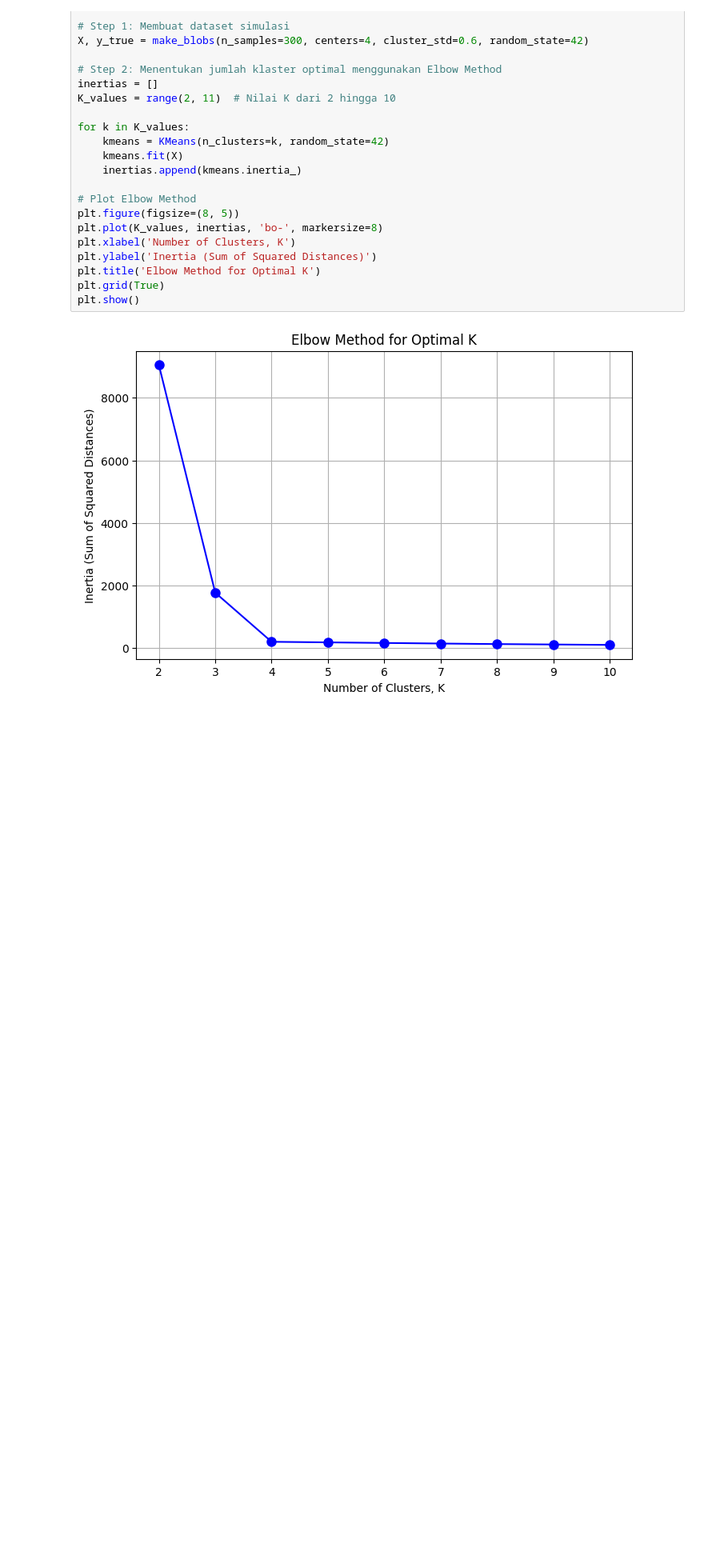
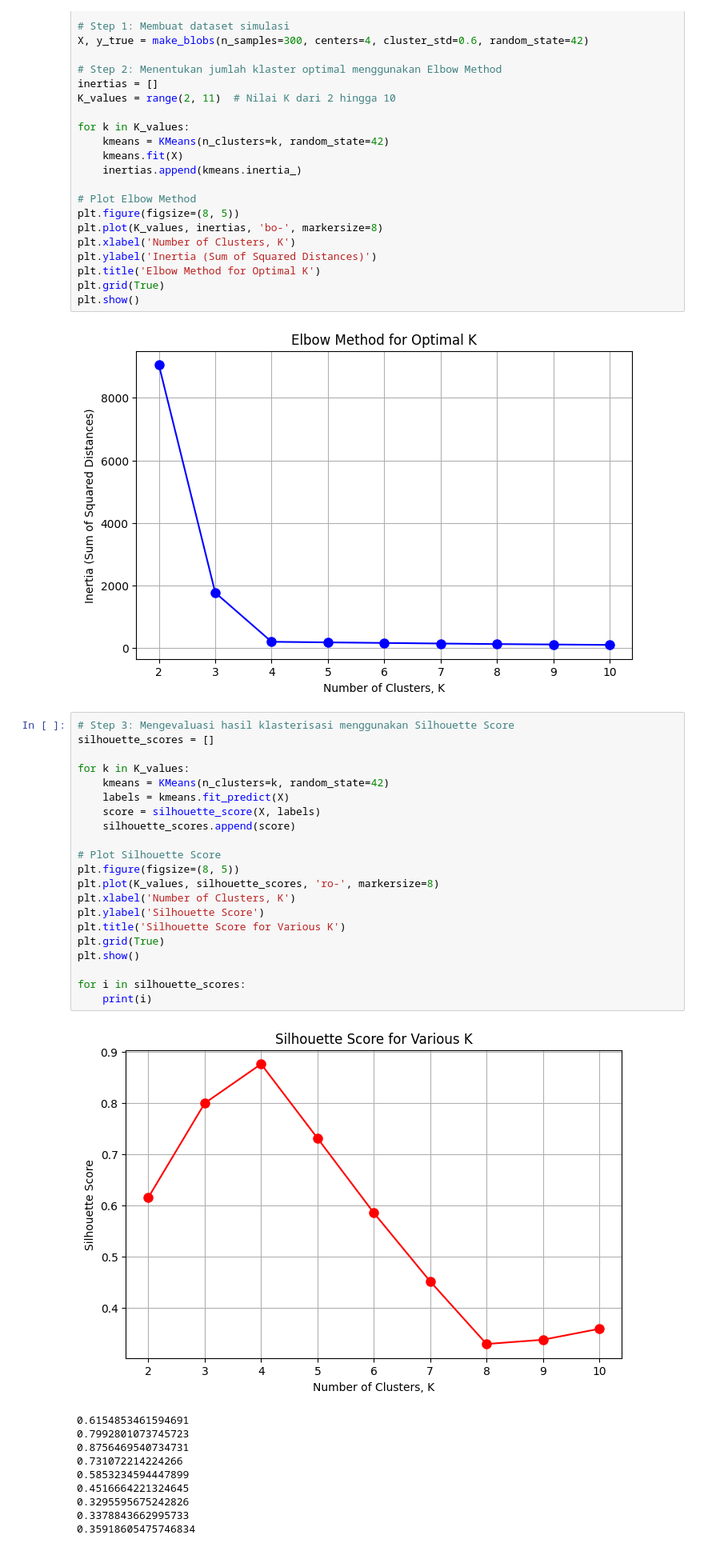
Before and after one commit to izamrosiawan/ss-code-semester-3, a Jupyter notebook: infrastruktur-dan-platform-untuk-sains-data/minggu-9/lab/clustering.ipynb, the cells around one changed output. Shown: that part at 80% size. Drawn from its saved outputs; the diff is of its cells as text; blank space fills up the shorter version.

```diff
--- a/infrastruktur-dan-platform-untuk-sains-data/minggu-9/lab/clustering.ipynb
+++ b/infrastruktur-dan-platform-untuk-sains-data/minggu-9/lab/clustering.ipynb
@@ -53,3 +53,35 @@ plt.grid(True)
 plt.show()
 # %% [output]
 [figure]
+# %%
+# Step 3: Mengevaluasi hasil klasterisasi menggunakan Silhouette Score
+silhouette_scores = []
+
+for k in K_values:
+    kmeans = KMeans(n_clusters=k, random_state=42)
+    labels = kmeans.fit_predict(X)
+    score = silhouette_score(X, labels)
+    silhouette_scores.append(score)
+
+# Plot Silhouette Score
+plt.figure(figsize=(8, 5))
+plt.plot(K_values, silhouette_scores, 'ro-', markersize=8)
+plt.xlabel('Number of Clusters, K')
+plt.ylabel('Silhouette Score')
+plt.title('Silhouette Score for Various K')
+plt.grid(True)
+plt.show()
+
+for i in silhouette_scores:
+    print(i)
+# %% [output]
+[figure, added]
+0.6154853461594691
+0.7992801073745723
+0.8756469540734731
+0.731072214224266
+0.5853234594447899
+0.4516664221324645
+0.3295595675242826
+0.3378843662995733
+0.35918605475746834
```
Also changed, not shown: parts of 3 cells of this notebook.
